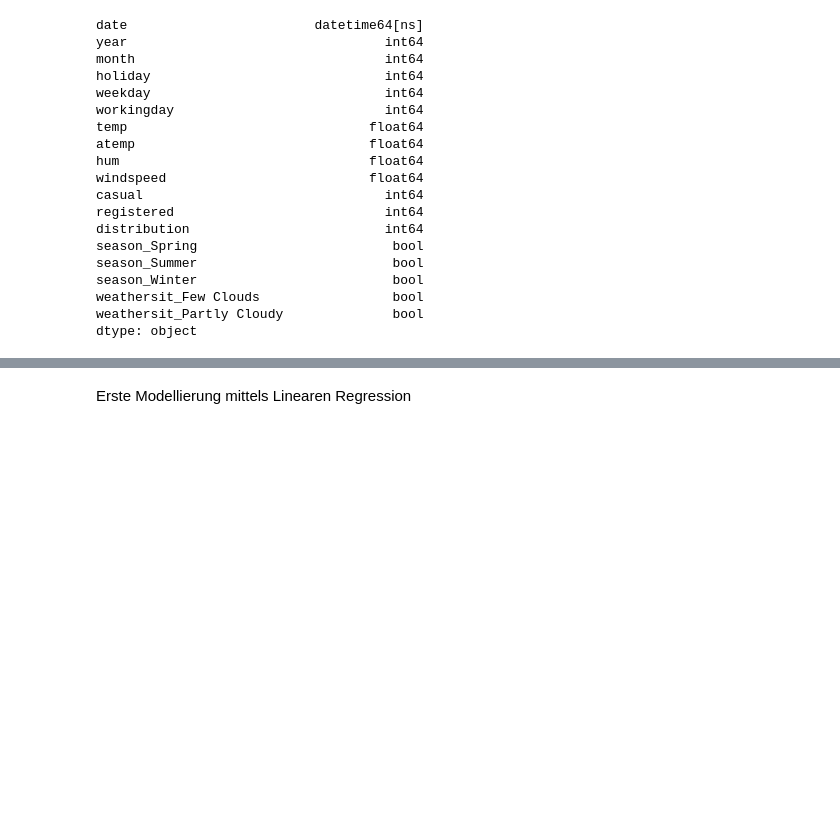
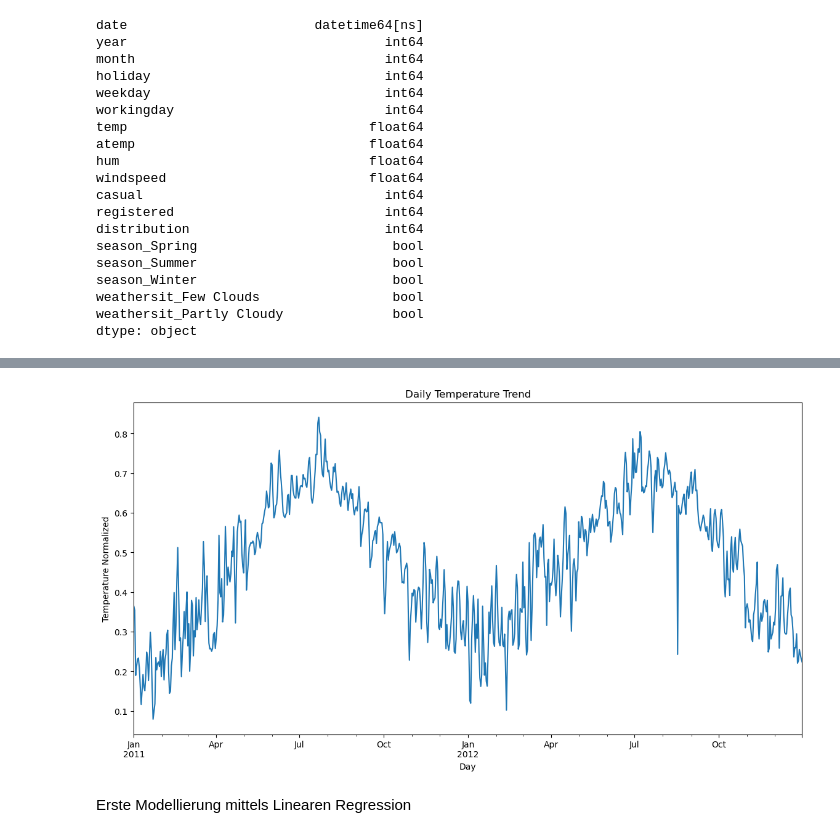
Before and after one commit to philhap/DS-Projektarbeit-Philipp-Heppler-Bike-Sharing, a Jupyter notebook: Digethic_Projektarbeit24_DS.ipynb, the cells around one changed output, grey strips where cells are left out. Cells and saved outputs as stored; diff of their text form; code cells hidden in the pictures; blank space fills up the shorter version.

```diff
--- a/Digethic_Projektarbeit24_DS.ipynb
+++ b/Digethic_Projektarbeit24_DS.ipynb
@@ -285,3 +320,13 @@ plt.show()
+# %%
+# Temperaturtrend über die Zeit
+plt.figure(figsize=(14, 7))
+df.groupby('date')['atemp'].mean().plot()
+plt.title('Daily Temperature Trend')
+plt.xlabel('Day')
+plt.ylabel('Temperature Normalized')
+plt.show()
+# %% [output]
+[figure, added]
 # %% [markdown]
 Erste Modellierung mittels Linearen Regression
 # %%
```
Also changed, not shown: parts of 49 cells of this notebook.
